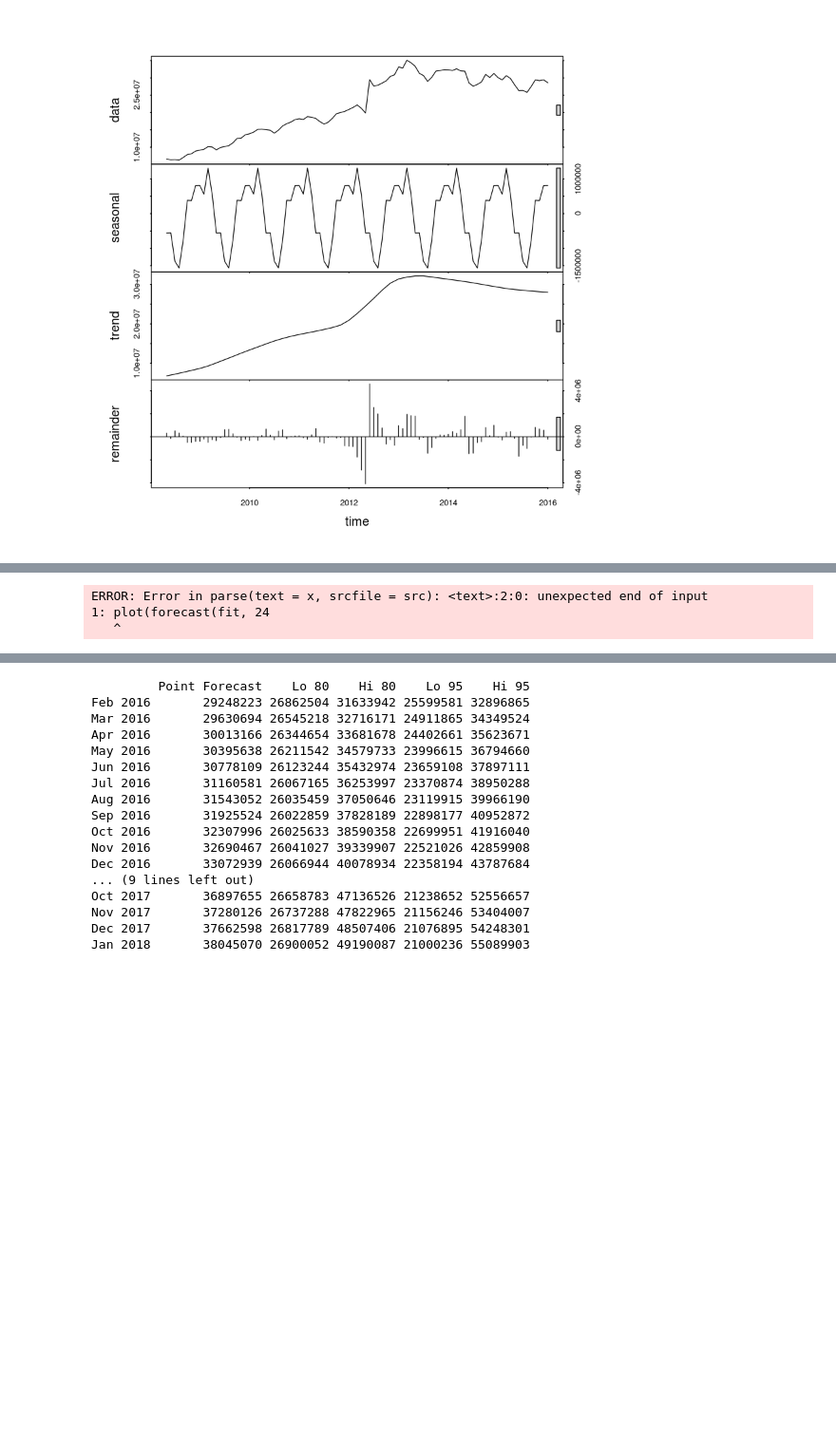
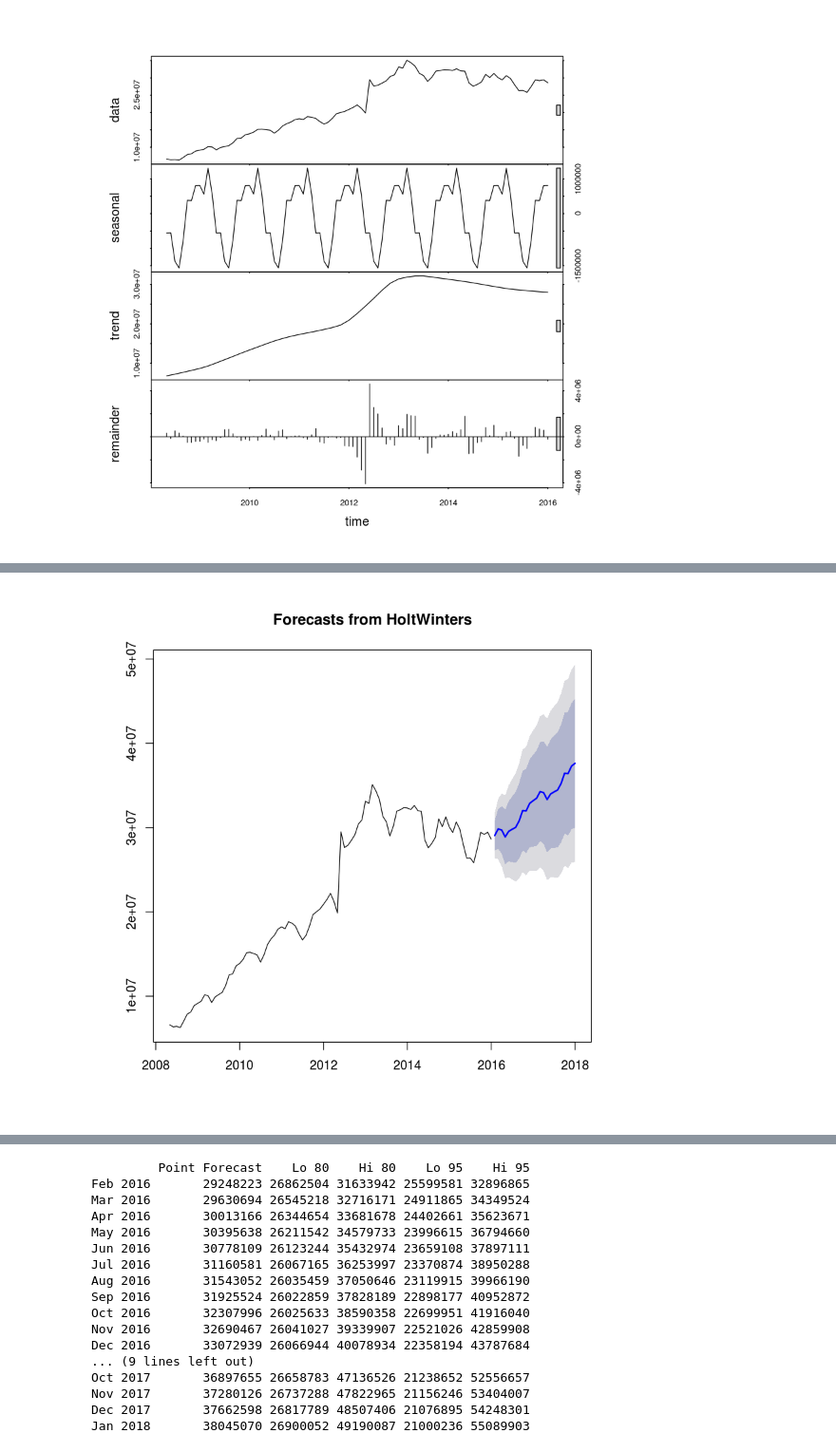
Before and after one commit to Zolberg101/yandex_interview_tasks, a Jupyter notebook: 3/Yandex test task - metrics analyzer - R - pre audition task 1 - Images.ipynb, the cells around one changed output, grey strips where cells are left out. Shown at 95% size. Cells and saved outputs as stored; diff of their text form; code cells hidden in the pictures; blank space fills up the shorter version.

```diff
--- a/3/Yandex test task - metrics analyzer - R - pre audition task 1 - Images.ipynb
+++ b/3/Yandex test task - metrics analyzer - R - pre audition task 1 - Images.ipynb
@@ -44,9 +49,7 @@ Jan 2018       37633038 29979495 45286582 25927953 49338123
 # %%
-plot(forecast(fit, 24
+plot(forecast(fit, 24))
 # %% [output]
-ERROR: Error in parse(text = x, srcfile = src): <text>:2:0: unexpected end of input
-1: plot(forecast(fit, 24
-   ^
+[figure, added]
 # %%
 # fit an ARIMA model of order P, D, Q
 fit <- arima(myts, order=c(1, 1, 1))
```
Also changed, not shown: parts of 3 cells of this notebook.
